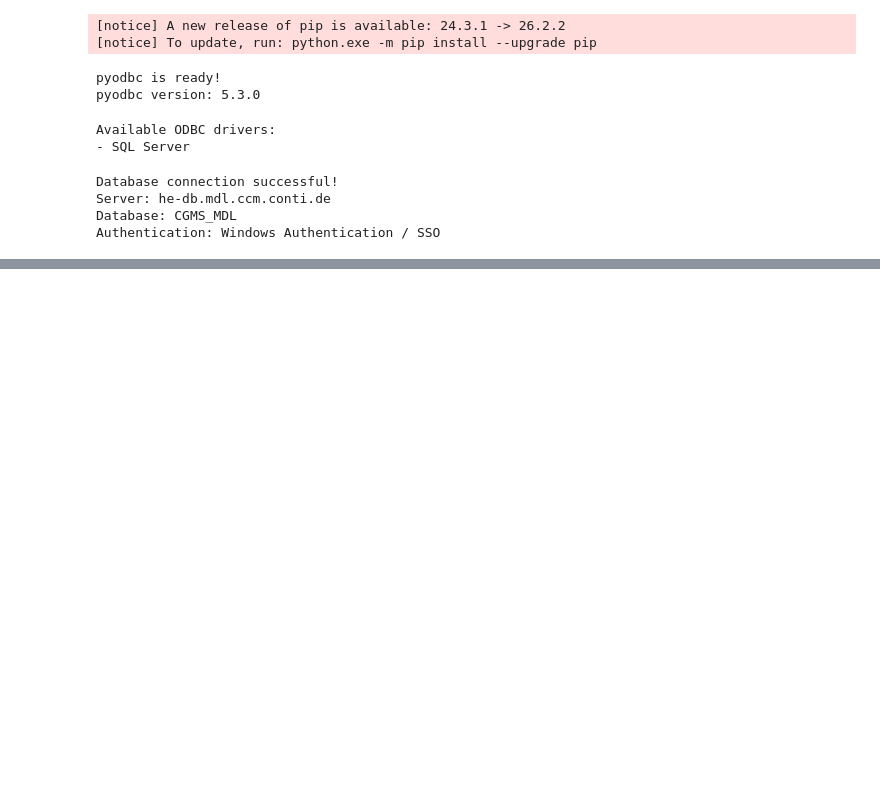
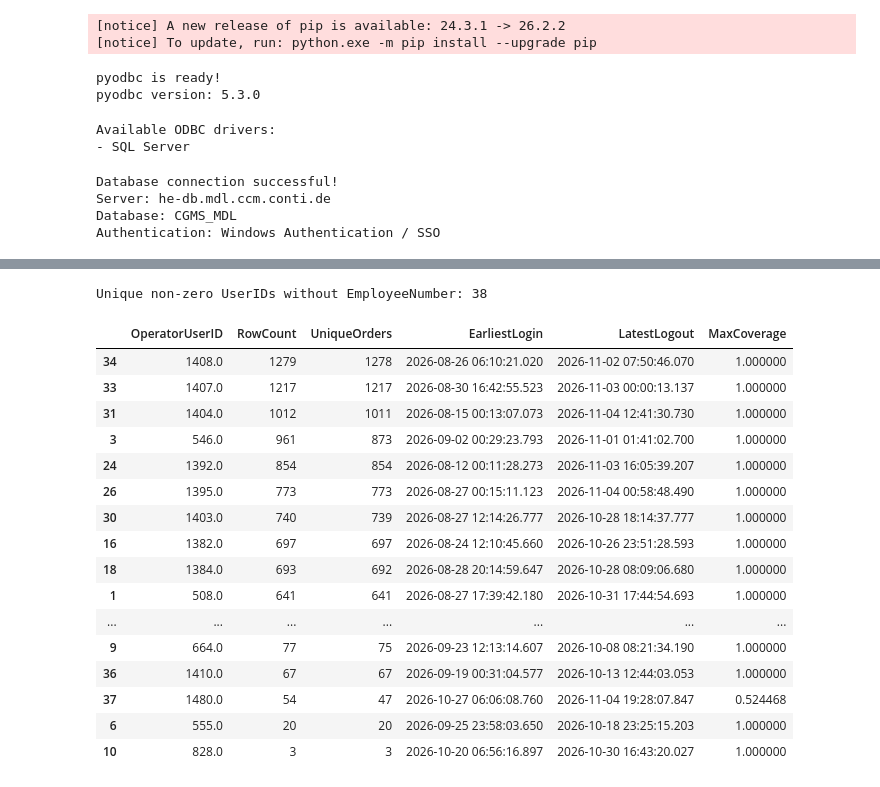
Before and after one commit to mayuxiang666-eng/IE-gap-correlations-study-, a Jupyter notebook: TB capacity analysis.ipynb, the cells around one changed output, grey strips where cells are left out. Cells and saved outputs as stored; diff of their text form; code cells hidden in the pictures; blank space fills up the shorter version.

```diff
--- a/TB capacity analysis.ipynb
+++ b/TB capacity analysis.ipynb
@@ -582,0 +1334,52 @@ Percentage of dataset: 1.0 %
+# %%
+# ============================================================
+# Step 10.4: Check Operator records without EmployeeNumber
+# ============================================================
+# Purpose:
+# 1. Check non-zero UserIDs without EmployeeNumber.
+# 2. Identify how frequently these UserIDs occur.
+# 3. Inspect whether they represent unusually long login sessions.
+# ============================================================
+
+missing_employee_check = (
+    df_capacity[
+        (df_capacity["OperatorUserID"] != 0)
+        & (df_capacity["OperatorEmployeeNumber"].isna())
+    ]
+    .groupby("OperatorUserID")
+    .agg(
+        RowCount=("OrderID", "size"),
+        UniqueOrders=("OrderID", "nunique"),
+        EarliestLogin=("OperatorStartDate", "min"),
+        LatestLogout=("OperatorEndDate", "max"),
+        MaxCoverage=("OperatorCoverageRatio", "max")
+    )
+    .reset_index()
+    .sort_values("UniqueOrders", ascending=False)
+)
+
+print(
+    "Unique non-zero UserIDs without EmployeeNumber:",
+    missing_employee_check["OperatorUserID"].nunique()
+)
+
+display(missing_employee_check.head(30))
+# %% [output]
+Unique non-zero UserIDs without EmployeeNumber: 38
+|  | OperatorUserID | RowCount | UniqueOrders | EarliestLogin | LatestLogout | MaxCoverage |
+| 34 | 1408.0 | 1279 | 1278 | 2026-08-26 06:10:21.020 | 2026-11-02 07:50:46.070 | 1.000000 |
+| 33 | 1407.0 | 1217 | 1217 | 2026-08-30 16:42:55.523 | 2026-11-03 00:00:13.137 | 1.000000 |
+| 31 | 1404.0 | 1012 | 1011 | 2026-08-15 00:13:07.073 | 2026-11-04 12:41:30.730 | 1.000000 |
+| 3 | 546.0 | 961 | 873 | 2026-09-02 00:29:23.793 | 2026-11-01 01:41:02.700 | 1.000000 |
+| 24 | 1392.0 | 854 | 854 | 2026-08-12 00:11:28.273 | 2026-11-03 16:05:39.207 | 1.000000 |
+| 26 | 1395.0 | 773 | 773 | 2026-08-27 00:15:11.123 | 2026-11-04 00:58:48.490 | 1.000000 |
+| 30 | 1403.0 | 740 | 739 | 2026-08-27 12:14:26.777 | 2026-10-28 18:14:37.777 | 1.000000 |
+| 16 | 1382.0 | 697 | 697 | 2026-08-24 12:10:45.660 | 2026-10-26 23:51:28.593 | 1.000000 |
+| 18 | 1384.0 | 693 | 692 | 2026-08-28 20:14:59.647 | 2026-10-28 08:09:06.680 | 1.000000 |
+| 1 | 508.0 | 641 | 641 | 2026-08-27 17:39:42.180 | 2026-10-31 17:44:54.693 | 1.000000 |
+| ... | ... | ... | ... | ... | ... | ... |
+| 9 | 664.0 | 77 | 75 | 2026-09-23 12:13:14.607 | 2026-10-08 08:21:34.190 | 1.000000 |
+| 36 | 1410.0 | 67 | 67 | 2026-09-19 00:31:04.577 | 2026-10-13 12:44:03.053 | 1.000000 |
+| 37 | 1480.0 | 54 | 47 | 2026-10-27 06:06:08.760 | 2026-11-04 19:28:07.847 | 0.524468 |
+| 6 | 555.0 | 20 | 20 | 2026-09-25 23:58:03.650 | 2026-10-18 23:25:15.203 | 1.000000 |
+| 10 | 828.0 | 3 | 3 | 2026-10-20 06:56:16.897 | 2026-10-30 16:43:20.027 | 1.000000 |
```
Also changed, not shown: parts of 67 cells of this notebook.
